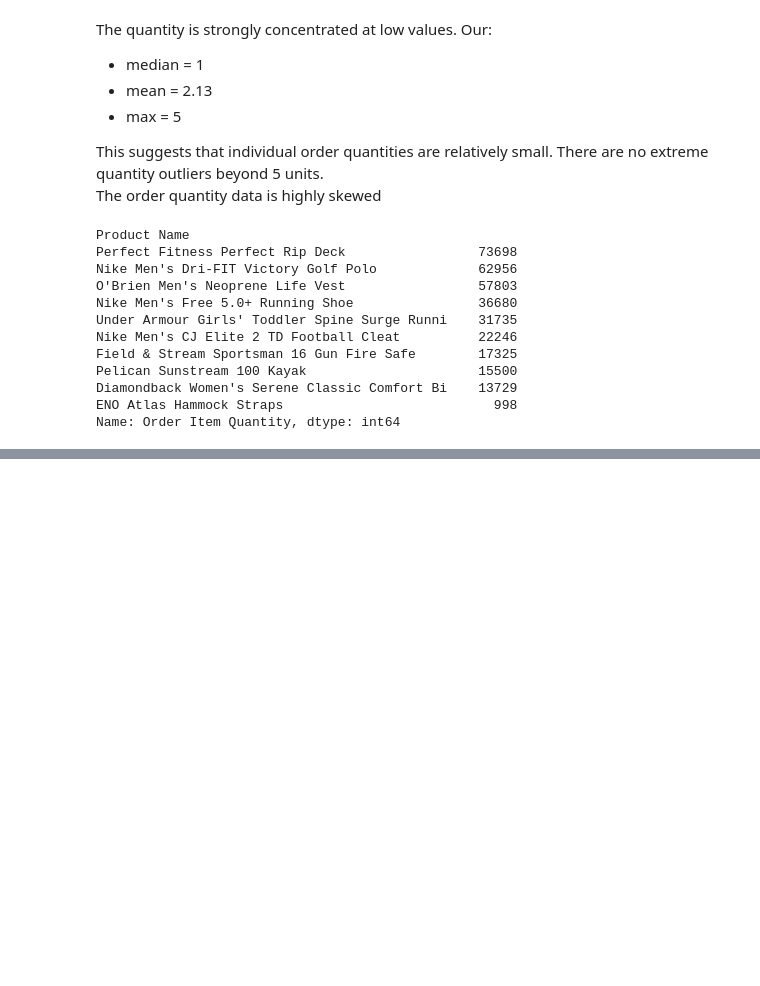
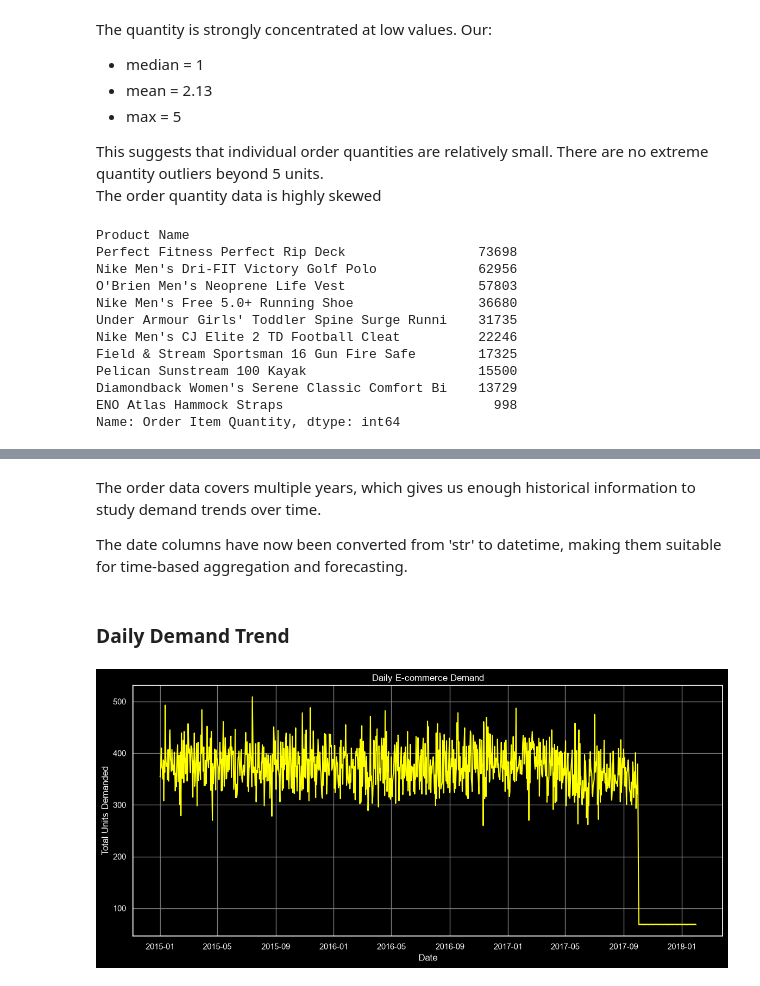
Before and after one commit to bhardwajharsh07/E-commerce-Demand-Forecasting, a Jupyter notebook: notebooks/01_eda.ipynb, the cells around one changed output, grey strips where cells are left out. Saved outputs shown, nothing was run; the diff lists cells and outputs as text; code cells hidden in the pictures; blank space fills up the shorter version.

Commit message:
Added demand forecasting EDA and baseline model

```diff
--- a/notebooks/01_eda.ipynb
+++ b/notebooks/01_eda.ipynb
@@ -243,0 +270,12 @@ plt.show()
+# %%
+ecom_df["order date (DateOrders)"] = pd.to_datetime(
+    ecom_df["order date (DateOrders)"],
+    errors="coerce"
+)
+
+ecom_df["shipping date (DateOrders)"] = pd.to_datetime(
+    ecom_df["shipping date (DateOrders)"],
+    errors="coerce"
+)
+
+ecom_df[["order date (DateOrders)", "shipping date (DateOrders)"]].head()
@@ -243,0 +293,22 @@ plt.show()
+# %% [markdown]
+The order data covers multiple years, which gives us enough historical information to study demand trends over time.
+
+The date columns have now been converted from 'str' to datetime, making them suitable for time-based aggregation and forecasting.
+# %% [markdown]
+### Daily Demand Trend
+# %%
+daily_demand = (
+    ecom_df.groupby(
+        ecom_df["order date (DateOrders)"].dt.date
+    )["Order Item Quantity"]
+    .sum()
+)
+
+plt.figure(figsize=(14, 6))
+daily_demand.plot(color="yellow")
+plt.title("Daily E-commerce Demand")
+plt.xlabel("Date")
+plt.ylabel("Total Units Demanded")
+plt.show()
+# %% [output]
+[figure, added]
```
Also changed, not shown: parts of 31 cells of this notebook.
